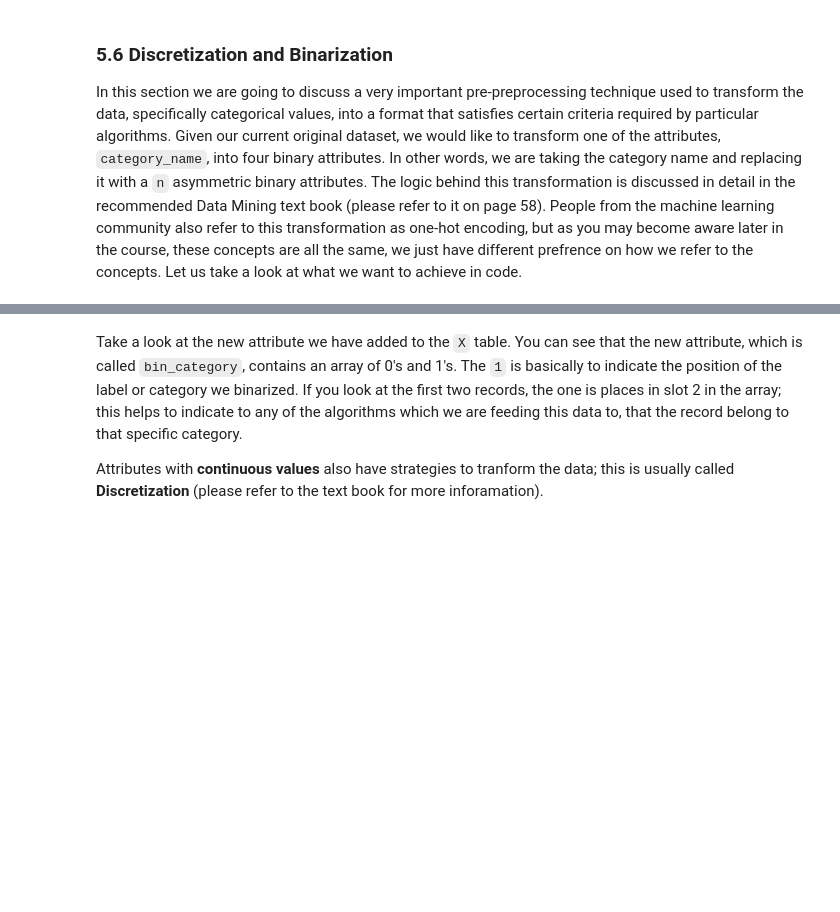
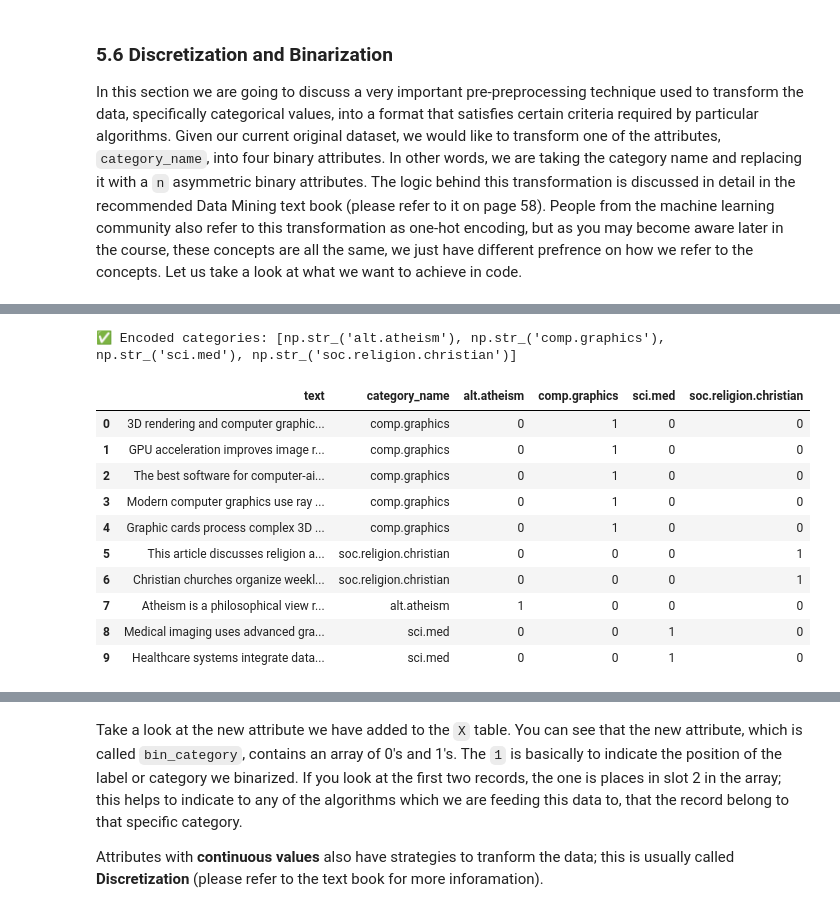
Before and after one commit to Slee08-tech/DM2025-Lab1-Announcement, a Jupyter notebook: notebook7855510629.ipynb, the cells around one changed output, grey strips where cells are left out. Cells and saved outputs as stored; diff of their text form; code cells hidden in the pictures; blank space fills up the shorter version.

```diff
--- a/notebook7855510629.ipynb
+++ b/notebook7855510629.ipynb
@@ -2140,2 +2519,0 @@ mlb.fit(X.category)
-# %%
-X['bin_category'] = mlb.transform(X['category']).tolist()
@@ -2142,2 +2559,48 @@ X['bin_category'] = mlb.transform(X['category']).tolist()
+# %%
+from sklearn.preprocessing import LabelBinarizer
+import pandas as pd
+
+# Example dataset
+if 'X' not in globals():
+    X = pd.DataFrame({
+        "text": [
+            "3D rendering and computer graphics design techniques",
+            "Medical imaging uses advanced graphics and AI",
+            "Christian churches organize weekly community service",
+            "Atheism is a philosophical view rejecting theism"
+        ],
+        "category_name": [
+            "comp.graphics",
+            "sci.med",
+            "soc.religion.christian",
+            "alt.atheism"
+        ]
+    })
+
+# --- Correct binary transformation ---
+mlb = LabelBinarizer()
+binary_data = mlb.fit_transform(X["category_name"])   # fit + transform
+
+# --- Create a DataFrame with binary columns ---
+binary_df = pd.DataFrame(binary_data, columns=mlb.classes_, index=X.index)
+
+# --- Merge back with the main DataFrame ---
+X_encoded = pd.concat([X, binary_df], axis=1)
+
+print("✅ Encoded categories:", list(mlb.classes_))
+display(X_encoded)
+# %% [output]
+✅ Encoded categories: [np.str_('alt.atheism'), np.str_('comp.graphics'), np.str_('sci.med'), np.str_('soc.religion.christian')]
+|  | text | category_name | alt.atheism | comp.graphics | sci.med | soc.religion.christian |
+| 0 | 3D rendering and computer graphic... | comp.graphics | 0 | 1 | 0 | 0 |
+| 1 | GPU acceleration improves image r... | comp.graphics | 0 | 1 | 0 | 0 |
+| 2 | The best software for computer-ai... | comp.graphics | 0 | 1 | 0 | 0 |
+| 3 | Modern computer graphics use ray ... | comp.graphics | 0 | 1 | 0 | 0 |
+| 4 | Graphic cards process complex 3D ... | comp.graphics | 0 | 1 | 0 | 0 |
+| 5 | This article discusses religion a... | soc.religion.christian | 0 | 0 | 0 | 1 |
+| 6 | Christian churches organize weekl... | soc.religion.christian | 0 | 0 | 0 | 1 |
+| 7 | Atheism is a philosophical view r... | alt.atheism | 1 | 0 | 0 | 0 |
+| 8 | Medical imaging uses advanced gra... | sci.med | 0 | 0 | 1 | 0 |
+| 9 | Healthcare systems integrate data... | sci.med | 0 | 0 | 1 | 0 |
 # %%
 X[0:9]
```
Also changed, not shown: parts of 44 cells of this notebook.
